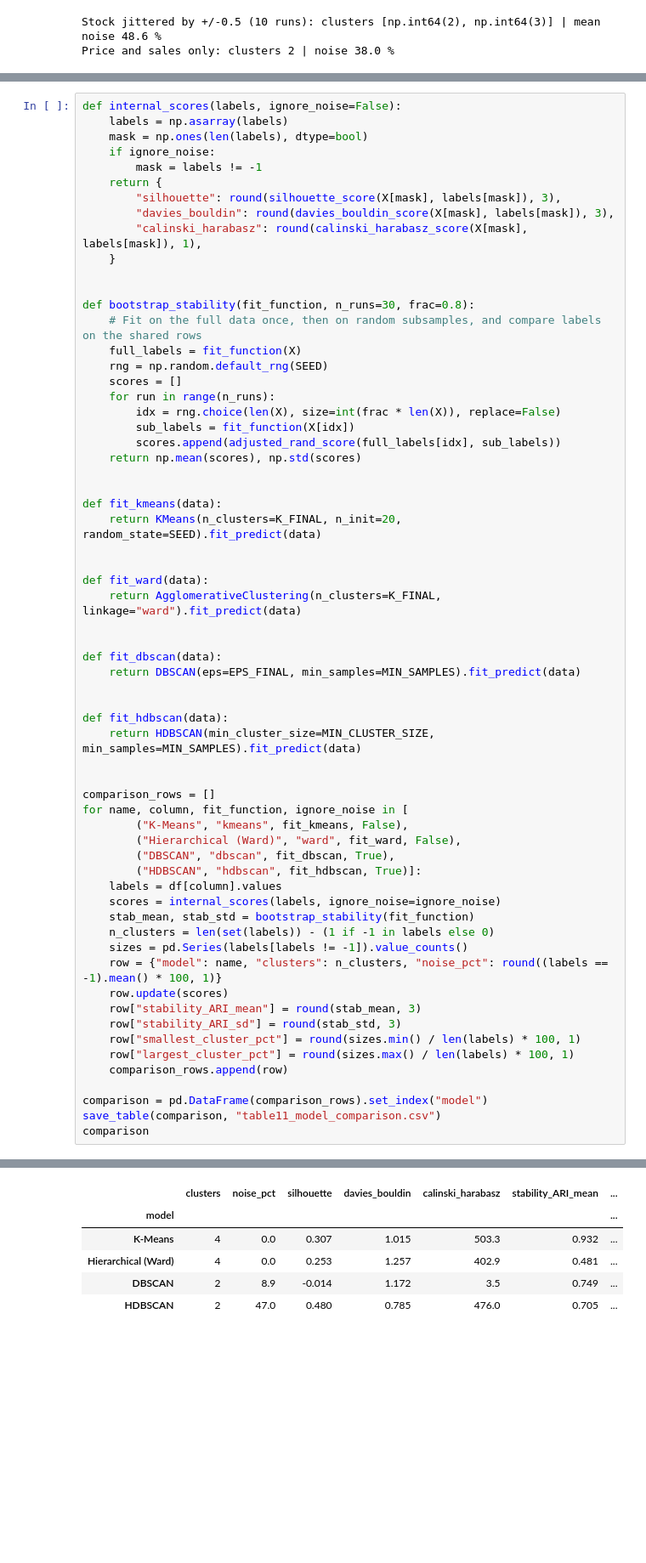
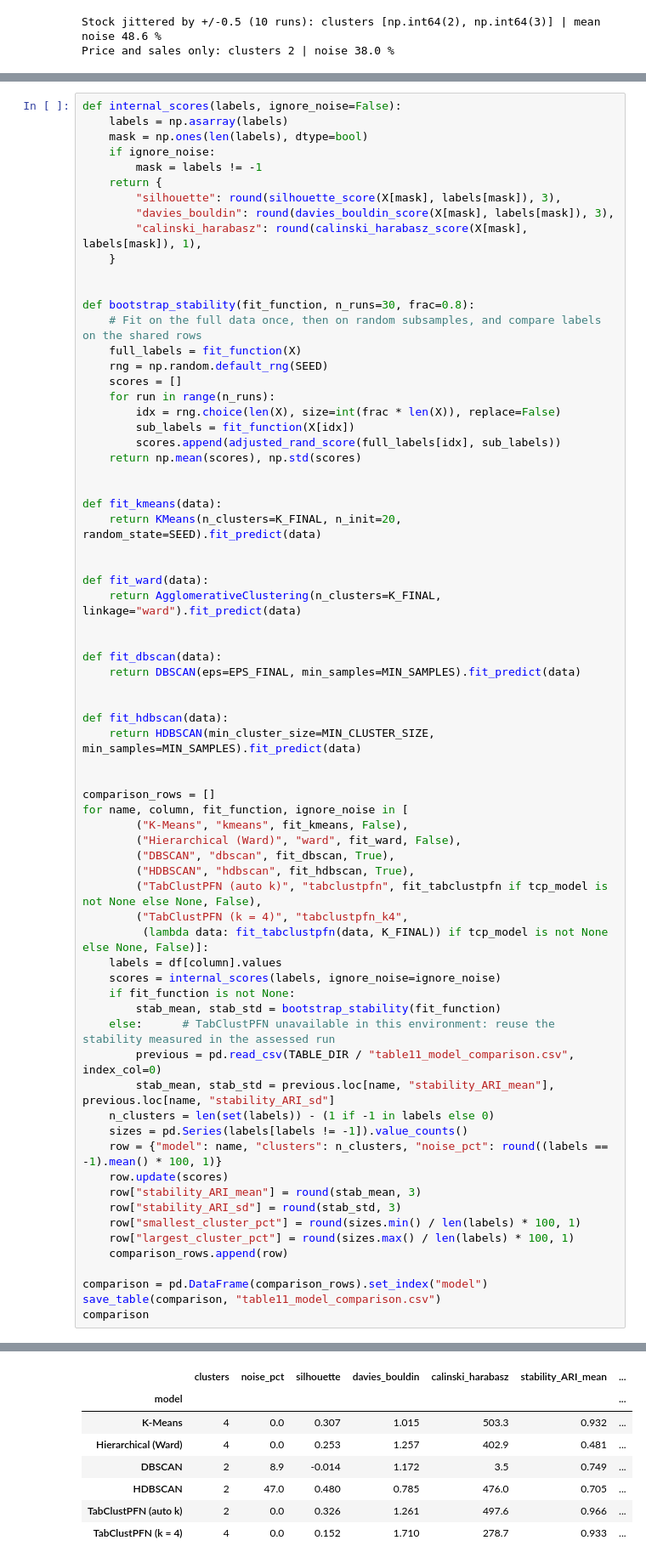
Before and after one commit to kvmmn/_COM7022_MachineLearning, a Jupyter notebook: COM7022 - Assignment/COM7022_Clustering_25199053.ipynb, the cells around one changed output, grey strips where cells are left out. Shown at 85% size. Drawn from its saved outputs; the diff is of its cells as text; blank space fills up the shorter version.

```diff
--- a/COM7022 - Assignment/COM7022_Clustering_25199053.ipynb
+++ b/COM7022 - Assignment/COM7022_Clustering_25199053.ipynb
@@ -1219,35 +1378,44 @@ def fit_hdbscan(data):
 
 
 comparison_rows = []
 for name, column, fit_function, ignore_noise in [
         ("K-Means", "kmeans", fit_kmeans, False),
         ("Hierarchical (Ward)", "ward", fit_ward, False),
         ("DBSCAN", "dbscan", fit_dbscan, True),
-        ("HDBSCAN", "hdbscan", fit_hdbscan, True)]:
+        ("HDBSCAN", "hdbscan", fit_hdbscan, True),
+        ("TabClustPFN (auto k)", "tabclustpfn", fit_tabclustpfn if tcp_model is not None else None, False),
+        ("TabClustPFN (k = 4)", "tabclustpfn_k4",
+         (lambda data: fit_tabclustpfn(data, K_FINAL)) if tcp_model is not None else None, False)]:
     labels = df[column].values
     scores = internal_scores(labels, ignore_noise=ignore_noise)
-    stab_mean, stab_std = bootstrap_stability(fit_function)
+    if fit_function is not None:
+        stab_mean, stab_std = bootstrap_stability(fit_function)
+    else:      # TabClustPFN unavailable in this environment: reuse the stability measured in the assessed run
+        previous = pd.read_csv(TABLE_DIR / "table11_model_comparison.csv", index_col=0)
+        stab_mean, stab_std = previous.loc[name, "stability_ARI_mean"], previous.loc[name, "stability_ARI_sd"]
     n_clusters = len(set(labels)) - (1 if -1 in labels else 0)
     sizes = pd.Series(labels[labels != -1]).value_counts()
     row = {"model": name, "clusters": n_clusters, "noise_pct": round((labels == -1).mean() * 100, 1)}
     row.update(scores)
     row["stability_ARI_mean"] = round(stab_mean, 3)
     row["stability_ARI_sd"] = round(stab_std, 3)
     row["smallest_cluster_pct"] = round(sizes.min() / len(labels) * 100, 1)
     row["largest_cluster_pct"] = round(sizes.max() / len(labels) * 100, 1)
     comparison_rows.append(row)
 
 comparison = pd.DataFrame(comparison_rows).set_index("model")
 save_table(comparison, "table11_model_comparison.csv")
 comparison
 # %% [output]
 Saved: output/tables/table11_model_comparison.csv
 |  | clusters | noise_pct | silhouette | davies_bouldin | calinski_harabasz | stability_ARI_mean | ... |
 | model |  |  |  |  |  |  | ... |
 | K-Means | 4 | 0.0 | 0.307 | 1.015 | 503.3 | 0.932 | ... |
 | Hierarchical (Ward) | 4 | 0.0 | 0.253 | 1.257 | 402.9 | 0.481 | ... |
 | DBSCAN | 2 | 8.9 | -0.014 | 1.172 | 3.5 | 0.749 | ... |
 | HDBSCAN | 2 | 47.0 | 0.480 | 0.785 | 476.0 | 0.705 | ... |
+| TabClustPFN (auto k) | 2 | 0.0 | 0.326 | 1.261 | 497.6 | 0.966 | ... |
+| TabClustPFN (k = 4) | 4 | 0.0 | 0.152 | 1.710 | 278.7 | 0.933 | ... |
 # %%
 # Seed stability for K-Means: does the answer change with the random start?
 seed_labels = [KMeans(n_clusters=K_FINAL, n_init=20, random_state=s).fit_predict(X) for s in range(10)]
```
Also changed, not shown: parts of 12 cells of this notebook, 29 other files.
